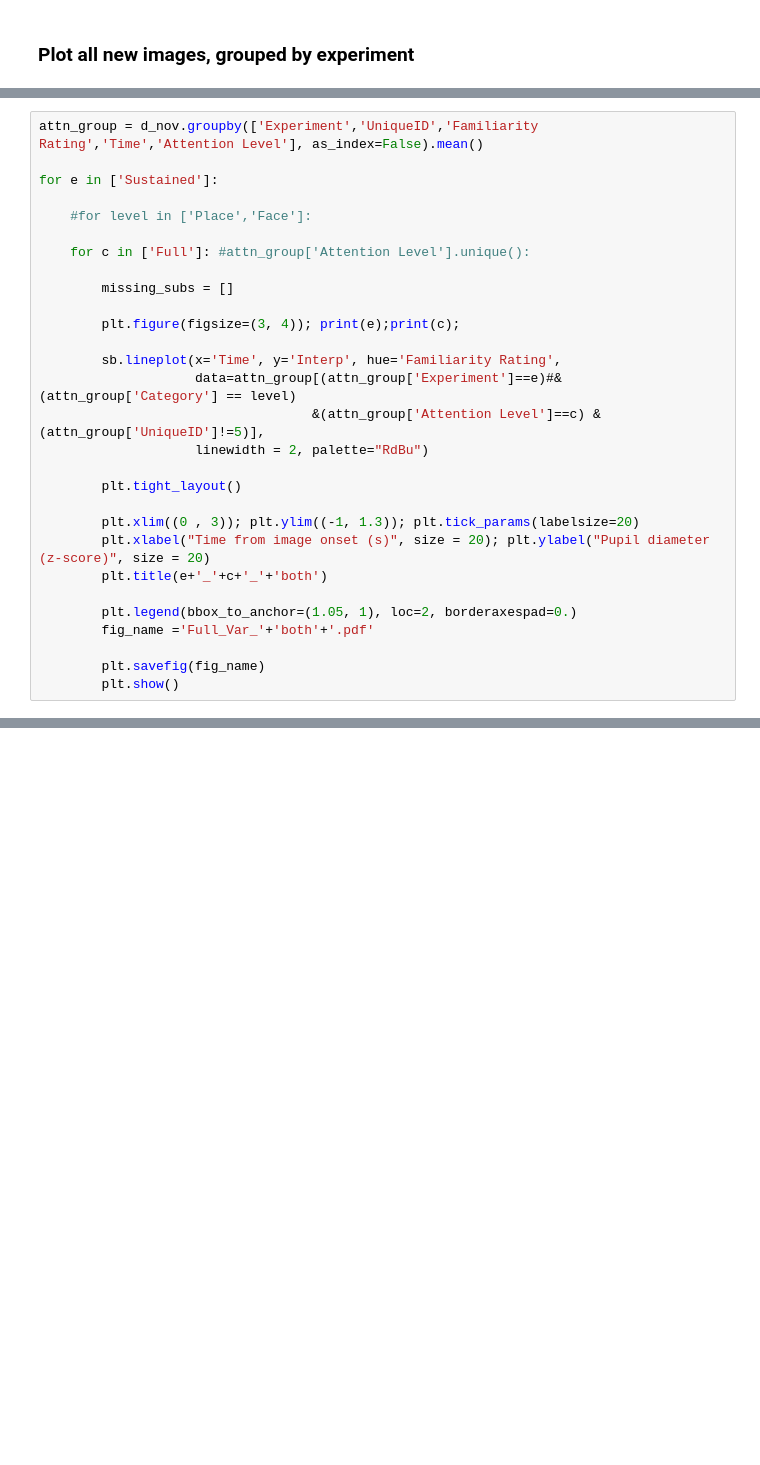
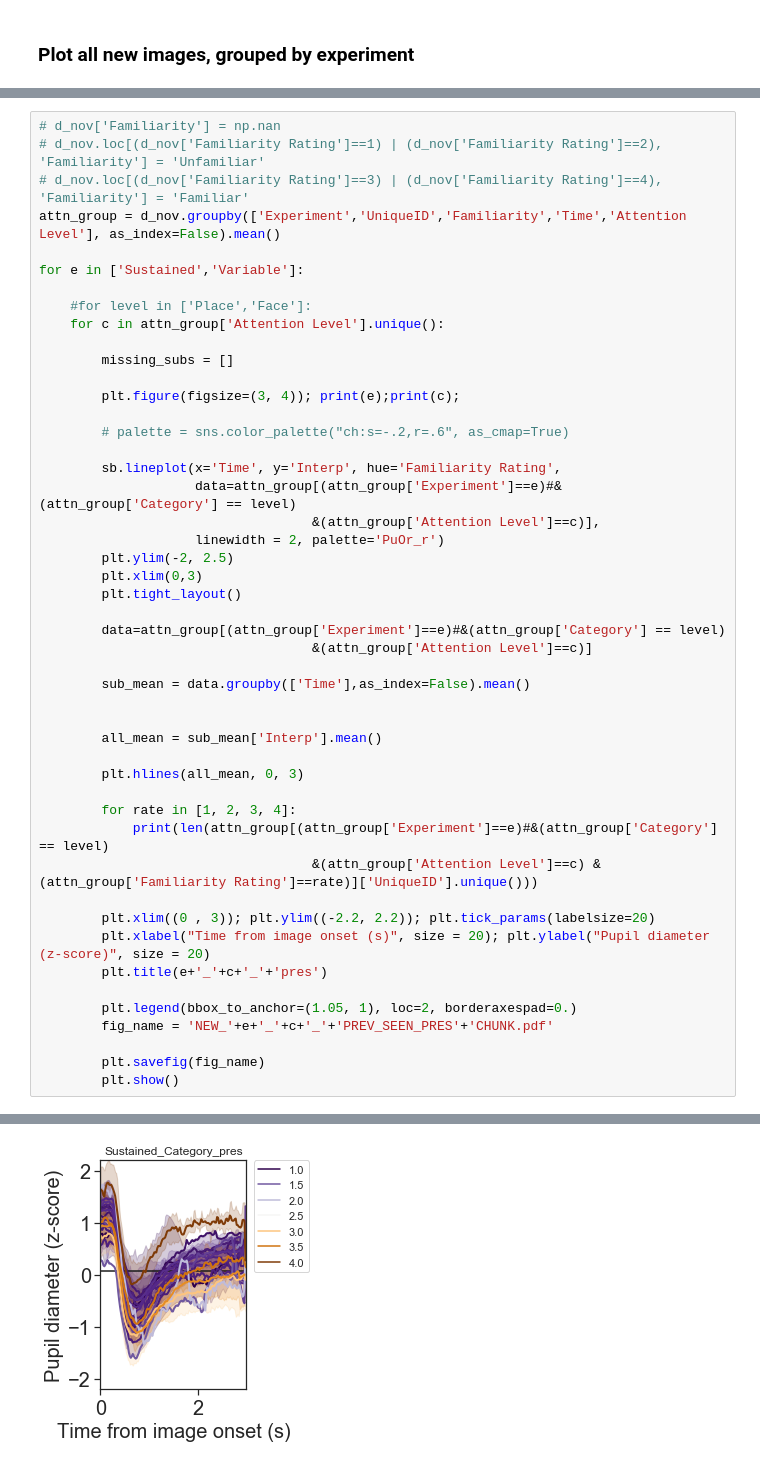
Before and after one commit to ContextLab/pupil-memory-analysis, a Jupyter notebook: code/3_analyze_data_pres.ipynb, the cells around one changed output, grey strips where cells are left out. Drawn from its saved outputs; the diff is of its cells as text; blank space fills up the shorter version.

```diff
--- a/code/3_analyze_data_pres.ipynb
+++ b/code/3_analyze_data_pres.ipynb
@@ -415,29 +642,49 @@ VariableSide4.0
 # %%
-attn_group = d_nov.groupby(['Experiment','UniqueID','Familiarity Rating','Time','Attention Level'], as_index=False).mean()
+# d_nov['Familiarity'] = np.nan
+# d_nov.loc[(d_nov['Familiarity Rating']==1) | (d_nov['Familiarity Rating']==2), 'Familiarity'] = 'Unfamiliar'
+# d_nov.loc[(d_nov['Familiarity Rating']==3) | (d_nov['Familiarity Rating']==4), 'Familiarity'] = 'Familiar'
+attn_group = d_nov.groupby(['Experiment','UniqueID','Familiarity','Time','Attention Level'], as_index=False).mean()
 
-for e in ['Sustained']:
+for e in ['Sustained','Variable']:
 
     #for level in ['Place','Face']:
-
-    for c in ['Full']: #attn_group['Attention Level'].unique():
+    for c in attn_group['Attention Level'].unique():
 
         missing_subs = []
 
         plt.figure(figsize=(3, 4)); print(e);print(c);
 
+        # palette = sns.color_palette("ch:s=-.2,r=.6", as_cmap=True)
+
         sb.lineplot(x='Time', y='Interp', hue='Familiarity Rating',
                     data=attn_group[(attn_group['Experiment']==e)#&(attn_group['Category'] == level)
-                                   &(attn_group['Attention Level']==c) & (attn_group['UniqueID']!=5)],
-                    linewidth = 2, palette="RdBu")
-
+                                   &(attn_group['Attention Level']==c)],
+                    linewidth = 2, palette='PuOr_r')
+        plt.ylim(-2, 2.5)
+        plt.xlim(0,3)
         plt.tight_layout()
 
-        plt.xlim((0 , 3)); plt.ylim((-1, 1.3)); plt.tick_params(labelsize=20)
+        data=attn_group[(attn_group['Experiment']==e)#&(attn_group['Category'] == level)
+                                   &(attn_group['Attention Level']==c)]
+
+        sub_mean = data.groupby(['Time'],as_index=False).mean()
+
+
+        all_mean = sub_mean['Interp'].mean()
+
+        plt.hlines(all_mean, 0, 3)
+
+        for rate in [1, 2, 3, 4]:
+            print(len(attn_group[(attn_group['Experiment']==e)#&(attn_group['Category'] == level)
+                                   &(attn_group['Attention Level']==c) & (attn_group['Familiarity Rating']==rate)]['UniqueID'].unique()))
+
+        plt.xlim((0 , 3)); plt.ylim((-2.2, 2.2)); plt.tick_params(labelsize=20)
         plt.xlabel("Time from image onset (s)", size = 20); plt.ylabel("Pupil diameter (z-score)", size = 20)
-        plt.title(e+'_'+c+'_'+'both')
+        plt.title(e+'_'+c+'_'+'pres')
 
         plt.legend(bbox_to_anchor=(1.05, 1), loc=2, borderaxespad=0.)
-        fig_name ='Full_Var_'+'both'+'.pdf'
+        fig_name = 'NEW_'+e+'_'+c+'_'+'PREV_SEEN_PRES'+'CHUNK.pdf'
 
         plt.savefig(fig_name)
         plt.show()
+# %% [output]
@@ -443,0 +697 @@ for e in ['Sustained']:
+[figure, added]
```
Also changed, not shown: parts of 64 cells of this notebook.
